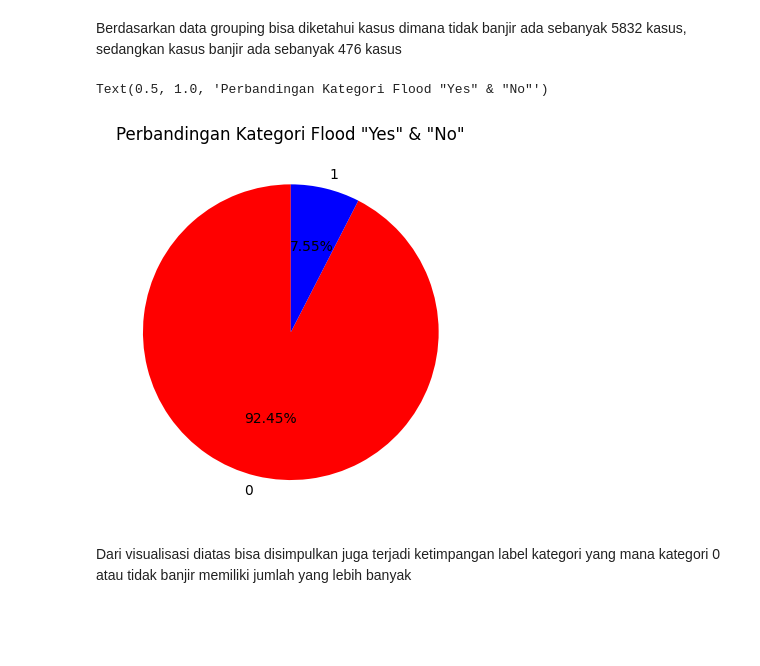
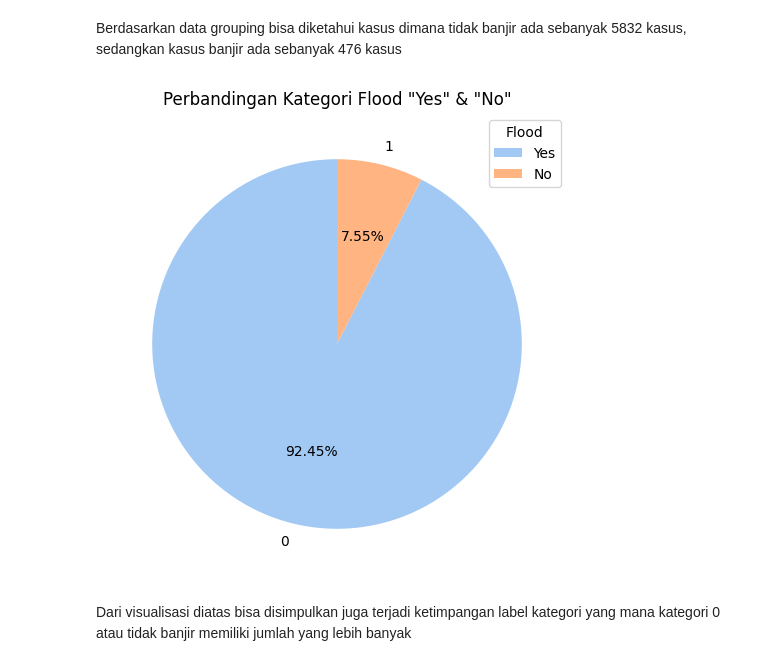
Before and after one commit to Fadhil-hi/Intern-BCC-2024, a Jupyter notebook: Code/first_EDA.ipynb, the cells around one changed output. Drawn from its saved outputs; the diff is of its cells as text; code cells hidden in the pictures; blank space fills up the shorter version.

```diff
--- a/Code/first_EDA.ipynb
+++ b/Code/first_EDA.ipynb
@@ -294,11 +288,16 @@ df_flood_sum
 # %% [markdown]
 Berdasarkan data grouping bisa diketahui kasus dimana tidak banjir ada sebanyak 5832 kasus, sedangkan kasus banjir ada sebanyak 476 kasus
 # %%
-plt.pie(df_flood_sum['cat_cnt'], labels=df_flood_sum.index, startangle=90, autopct='%1.2f%%', colors=['red', 'blue'])
+colors = sns.color_palette("pastel")
+
+plt.figure(figsize=(6, 6))
+plt.pie(df_flood_sum['cat_cnt'], labels=df_flood_sum.index, startangle=90, autopct='%1.2f%%', colors=colors)
 plt.title('Perbandingan Kategori Flood "Yes" & "No"')
+
+plt.legend(title='Flood', labels=['Yes', 'No'], loc='upper right')
+plt.show()
 # %% [output]
-Text(0.5, 1.0, 'Perbandingan Kategori Flood "Yes" & "No"')
-[figure, old version]
+[figure, new version]
 # %% [markdown]
 Dari visualisasi diatas bisa disimpulkan juga terjadi ketimpangan label kategori yang mana kategori 0 atau tidak banjir memiliki jumlah yang lebih banyak
 # %%
```
Also changed, not shown: parts of 19 cells of this notebook.
